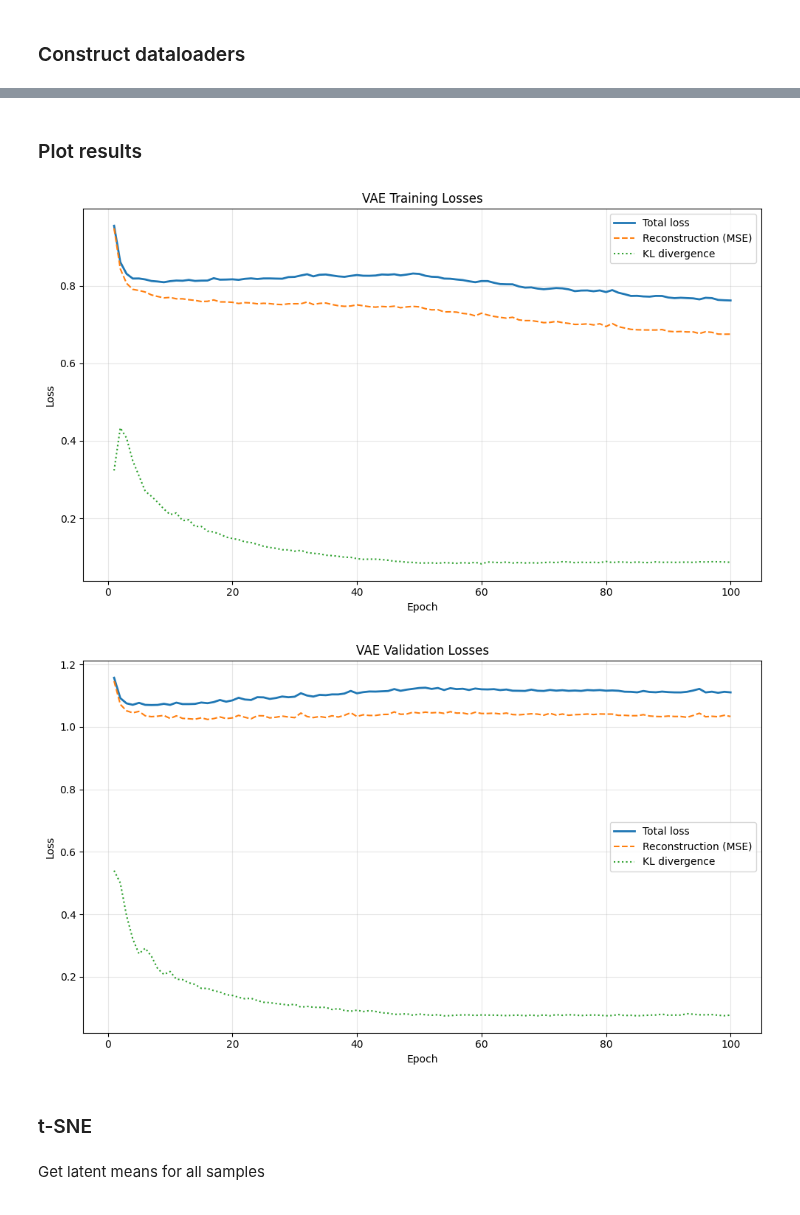
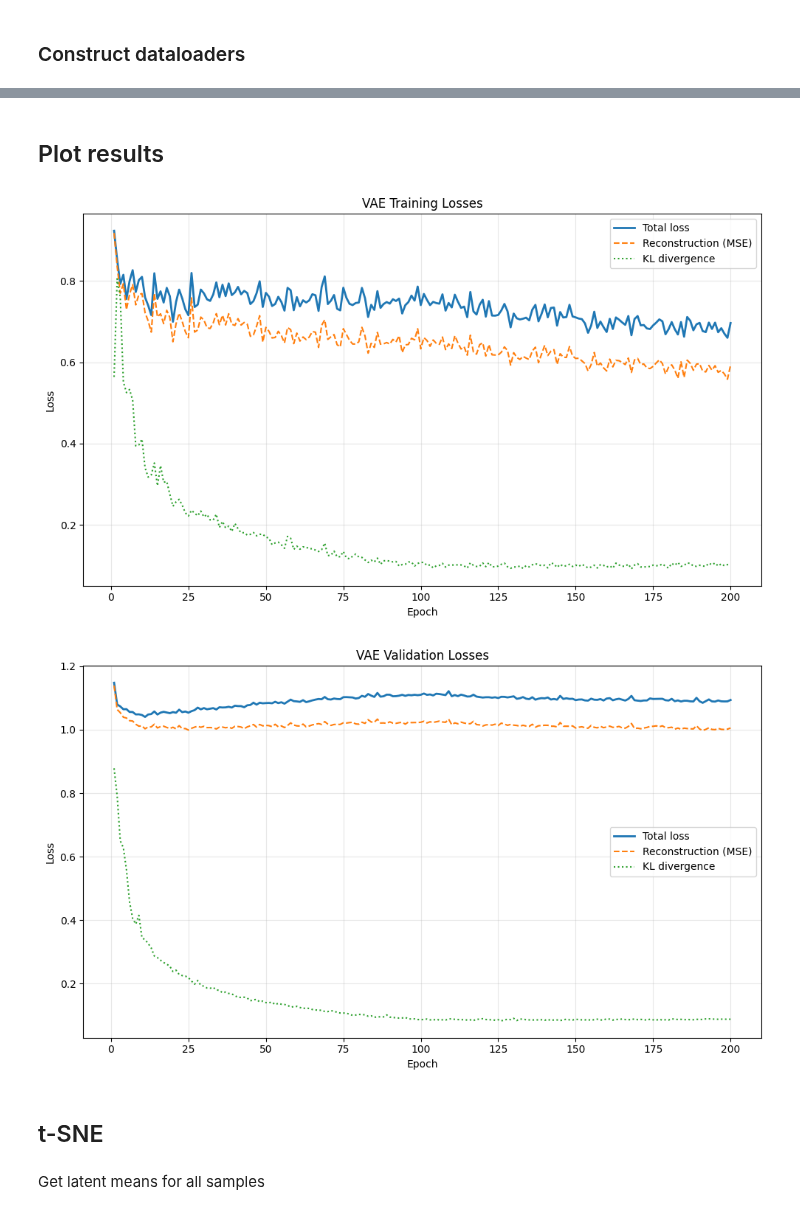
Before and after one commit to alexgaarciia/MALDIAlign, a Jupyter notebook: 02_models/vae_model.ipynb, the cells around one changed output, grey strips where cells are left out. Drawn from its saved outputs; the diff is of its cells as text; code cells hidden in the pictures.

Commit message:
update notebook, created utils. load trained models

```diff
--- a/02_models/vae_model.ipynb
+++ b/02_models/vae_model.ipynb
@@ -116,6 +121,9 @@ X_val = scaler.transform(X_val)
 # %%
 X_train_tensor = torch.tensor(X_train, dtype=torch.float32)
 X_val_tensor   = torch.tensor(X_val, dtype=torch.float32)
+# %%
+domain_train_tensor = torch.tensor(domain_train, dtype=torch.long)
+domain_val_tensor   = torch.tensor(domain_val, dtype=torch.long)
 # %%
-train_dataset = TensorDataset(X_train_tensor, torch.zeros(len(X_train)))
-val_dataset   = TensorDataset(X_val_tensor, torch.zeros(len(X_val)))
+train_dataset = TensorDataset(X_train_tensor, domain_train_tensor)
+val_dataset   = TensorDataset(X_val_tensor, domain_val_tensor)
@@ -125 +130,26 @@ val_loader   = DataLoader(val_dataset, batch_size=64, shuffle=False)
+# %%
+targets = domain_train_tensor
+class_counts = np.bincount(targets)
+class_weights = 1. / class_counts
+sample_weights = class_weights[targets]
+
+sample_weights = torch.from_numpy(sample_weights).double()
+
+sampler = WeightedRandomSampler(
+    weights=sample_weights,
+    num_samples=len(sample_weights),
+    replacement=True)
+
+train_loader = DataLoader(
+    train_dataset,
+    batch_size=64,
+    sampler=sampler,
+    shuffle=False
+)
+
+val_loader = DataLoader(
+    val_dataset,
+    batch_size=64,
+    shuffle=False
+)
 # %% [markdown]
@@ -257,4 +285,4 @@ device
 # %%
-my_vae = VAE_Extended(input_dim=X_train.shape[1], latent_dim=64, lr=1e-4, epochs=100, annealing_epochs=50)
+my_vae = VAE_Extended(input_dim=X_train.shape[1], latent_dim=64, lr=1e-4, epochs=200, annealing_epochs=100)
 my_vae.trainloop(train_loader, val_loader, device)
 # %% [output]
@@ -281,2 +308,2 @@ Epoch 100/100 | [Train] Loss: 0.7620 | Recon: 0.6751 | KL: 0.0868 || [Val] Loss:
 # %% [markdown]
-### Plot results
+## Plot results
@@ -293,32 +310,10 @@ epochs = range(1, len(train_losses) + 1)
-# %%
-plt.figure(figsize=(10,6))
-plt.plot(epochs, train_losses, label='Total loss', linewidth=2)
-plt.plot(epochs, train_recon, label='Reconstruction (MSE)', linestyle='--')
-plt.plot(epochs, train_kl, label='KL divergence', linestyle=':')
-plt.title('VAE Training Losses')
-plt.xlabel('Epoch')
-plt.ylabel('Loss')
-plt.legend()
-plt.grid(alpha=0.3)
-plt.tight_layout()
-plt.show()
-
-plt.figure(figsize=(10,6))
-plt.plot(epochs, val_losses, label='Total loss', linewidth=2)
-plt.plot(epochs, val_recon, label='Reconstruction (MSE)', linestyle='--')
-plt.plot(epochs, val_kl, label='KL divergence', linestyle=':')
-plt.title('VAE Validation Losses')
-plt.xlabel('Epoch')
-plt.ylabel('Loss')
-plt.legend()
-plt.grid(alpha=0.3)
-plt.tight_layout()
-plt.show()
-# %% [output]
-[figure, removed]
-[figure, removed]
+# %%
+plot_model_metrics(my_vae, "VAE")
+# %% [output]
+[figure, added]
+[figure, added]
 # %% [markdown]
-### t-SNE
+## t-SNE
 # %%
 X_all = scaler.transform(data_final)
 X_all_tensor = torch.tensor(X_all, dtype=torch.float32)
```
Also changed, not shown: parts of 27 cells of this notebook, 6 other files.
